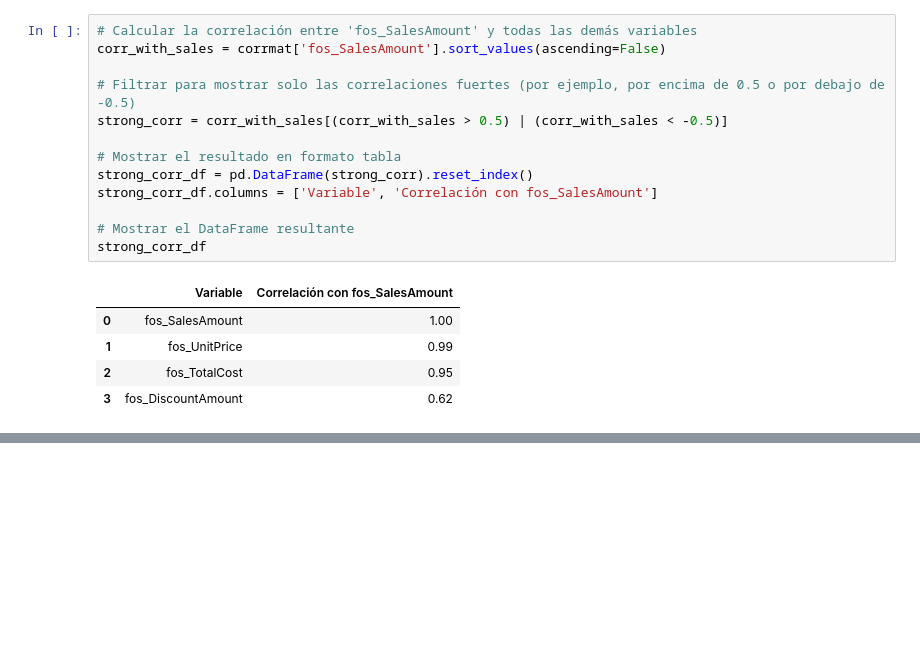
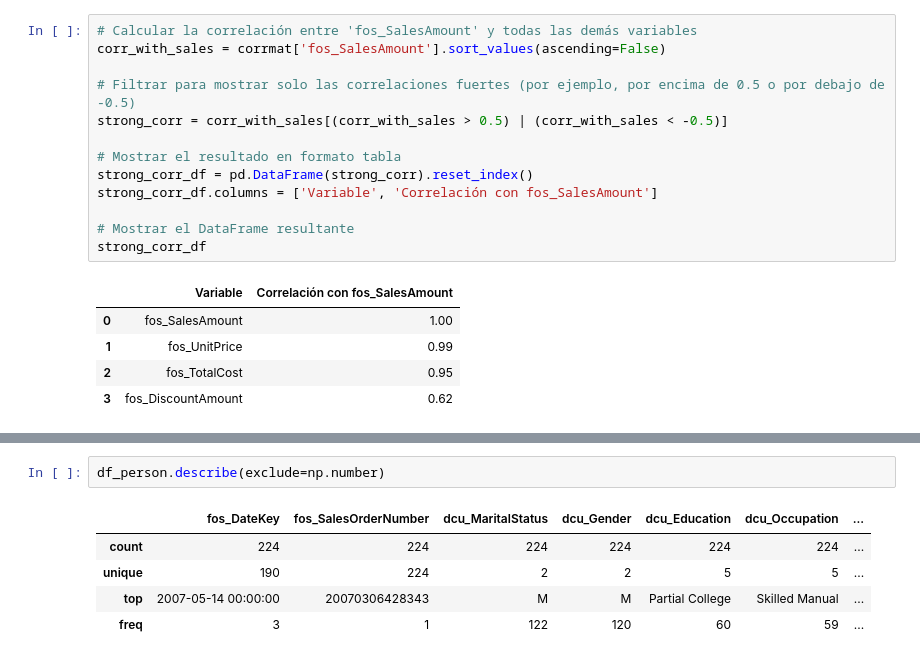
Before and after one commit to csanchezcsdigitales/contoso, a Jupyter notebook: cEDA 12.ipynb, the cells around one changed output, grey strips where cells are left out. Drawn from its saved outputs; the diff is of its cells as text; blank space fills up the shorter version.

```diff
--- a/cEDA 12.ipynb
+++ b/cEDA 12.ipynb
@@ -991,0 +1014,8 @@ strong_corr_df
+# %%
+df_person.describe(exclude=np.number)
+# %% [output]
+|  | fos_DateKey | fos_SalesOrderNumber | dcu_MaritalStatus | dcu_Gender | dcu_Education | dcu_Occupation | ... |
+| count | 224 | 224 | 224 | 224 | 224 | 224 | ... |
+| unique | 190 | 224 | 2 | 2 | 5 | 5 | ... |
+| top | 2007-05-14 00:00:00 | 20070306428343 | M | M | Partial College | Skilled Manual | ... |
+| freq | 3 | 1 | 122 | 120 | 60 | 59 | ... |
```
Also changed, not shown: parts of 14 cells of this notebook.
